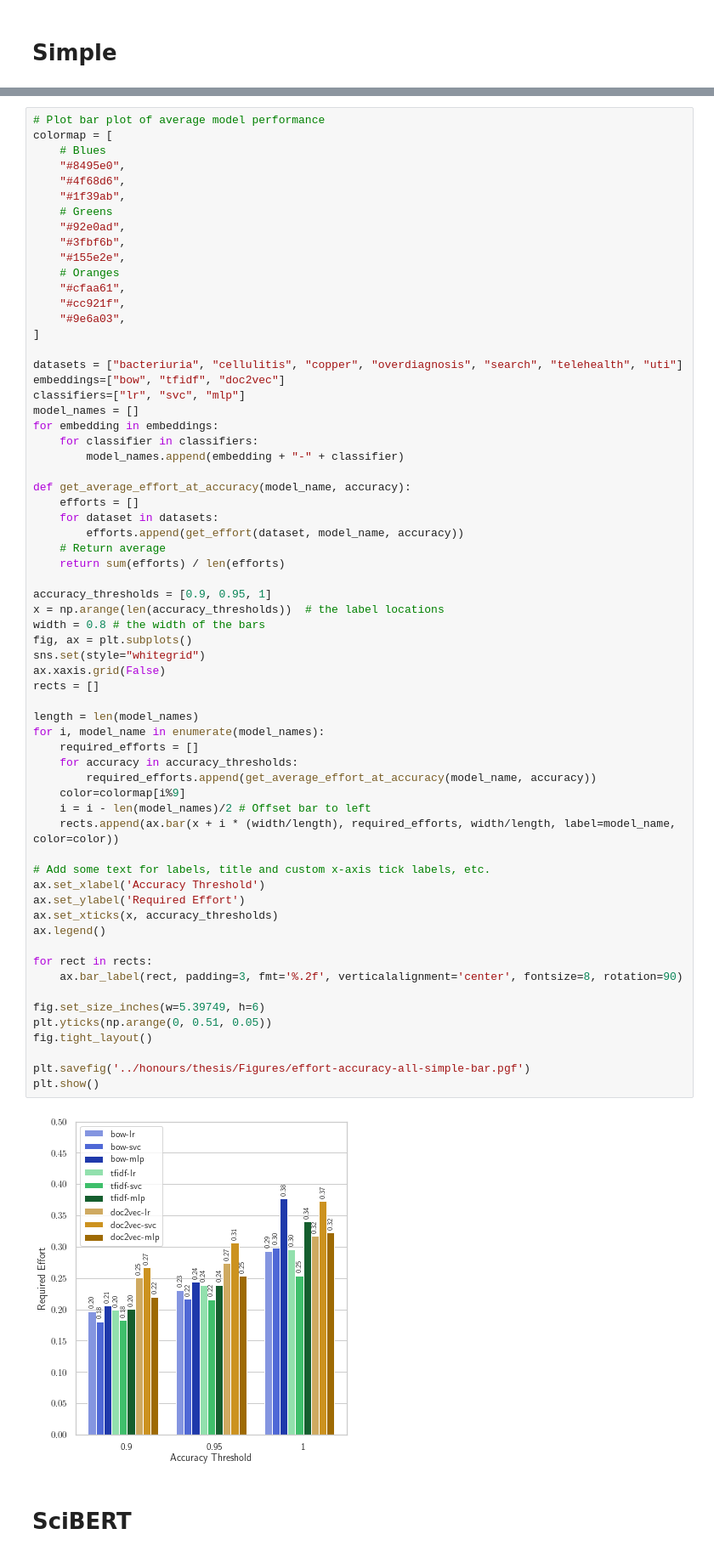
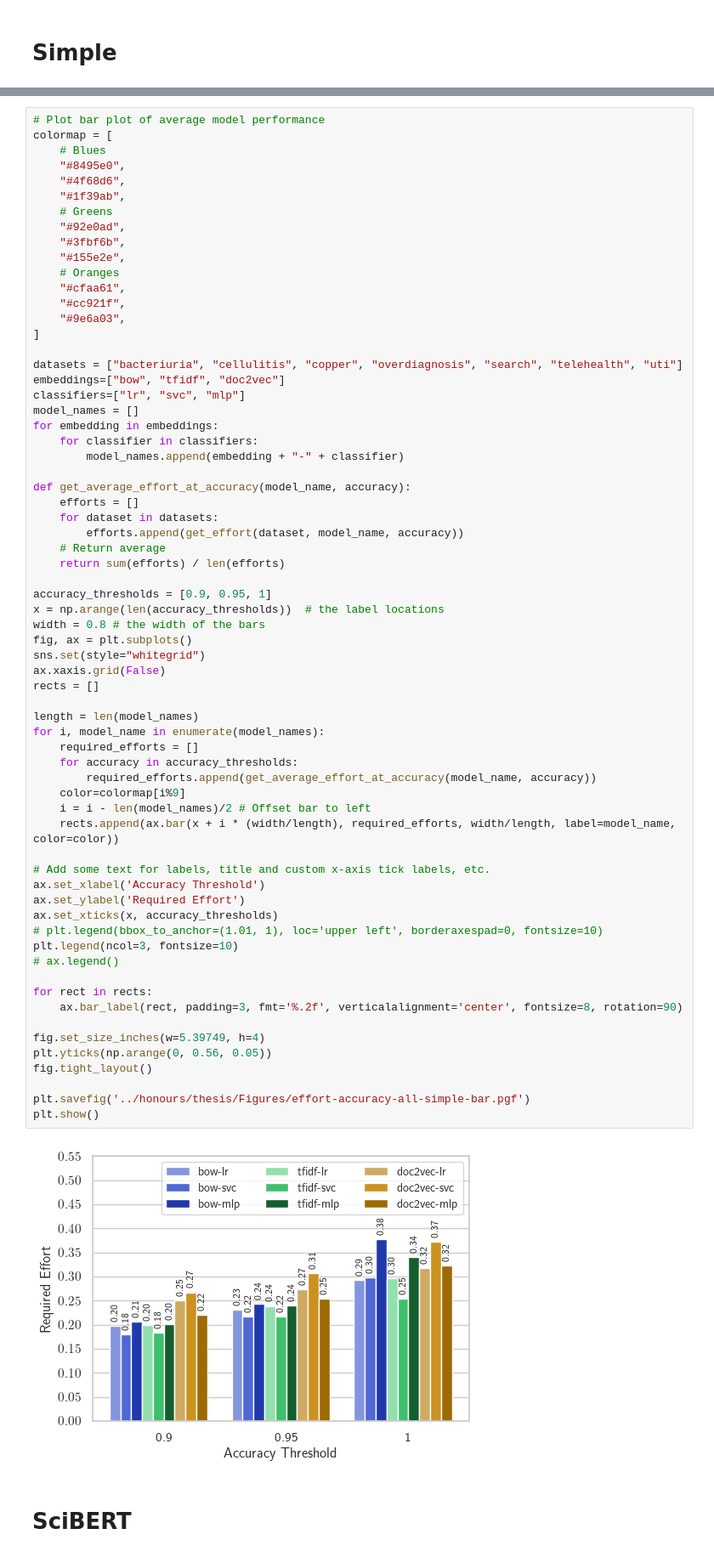
Before and after one commit to connorf25/automated-screening, a Jupyter notebook: stats-analysis.ipynb, the cells around one changed output, grey strips where cells are left out. Shown at 85% size. Saved outputs shown, nothing was run; the diff lists cells and outputs as text.

Commit message:
Improved figures

```diff
--- a/stats-analysis.ipynb
+++ b/stats-analysis.ipynb
@@ -200,37 +200,39 @@ def get_average_effort_at_accuracy(model_name, accuracy):
 accuracy_thresholds = [0.9, 0.95, 1]
 x = np.arange(len(accuracy_thresholds))  # the label locations
 width = 0.8 # the width of the bars
 fig, ax = plt.subplots()
 sns.set(style="whitegrid")
 ax.xaxis.grid(False)
 rects = []
 
 length = len(model_names)
 for i, model_name in enumerate(model_names):
 	required_efforts = []
 	for accuracy in accuracy_thresholds:
 		required_efforts.append(get_average_effort_at_accuracy(model_name, accuracy))
 	color=colormap[i%9]
 	i = i - len(model_names)/2 # Offset bar to left
 	rects.append(ax.bar(x + i * (width/length), required_efforts, width/length, label=model_name, color=color))
 
 # Add some text for labels, title and custom x-axis tick labels, etc.
 ax.set_xlabel('Accuracy Threshold')
 ax.set_ylabel('Required Effort')
 ax.set_xticks(x, accuracy_thresholds)
-ax.legend()
+# plt.legend(bbox_to_anchor=(1.01, 1), loc='upper left', borderaxespad=0, fontsize=10)
+plt.legend(ncol=3, fontsize=10)
+# ax.legend()
 
 for rect in rects:
 	ax.bar_label(rect, padding=3, fmt='%.2f', verticalalignment='center', fontsize=8, rotation=90)
 
-fig.set_size_inches(w=5.39749, h=6)
-plt.yticks(np.arange(0, 0.51, 0.05))
+fig.set_size_inches(w=5.39749, h=4)
+plt.yticks(np.arange(0, 0.56, 0.05))
 fig.tight_layout()
 
 plt.savefig('../honours/thesis/Figures/effort-accuracy-all-simple-bar.pgf')
 plt.show()
 # %% [output]
-[figure, old version]
+[figure, new version]
 # %% [markdown]
 # SciBERT
 # %%
```
Also changed, not shown: parts of 5 cells of this notebook.
